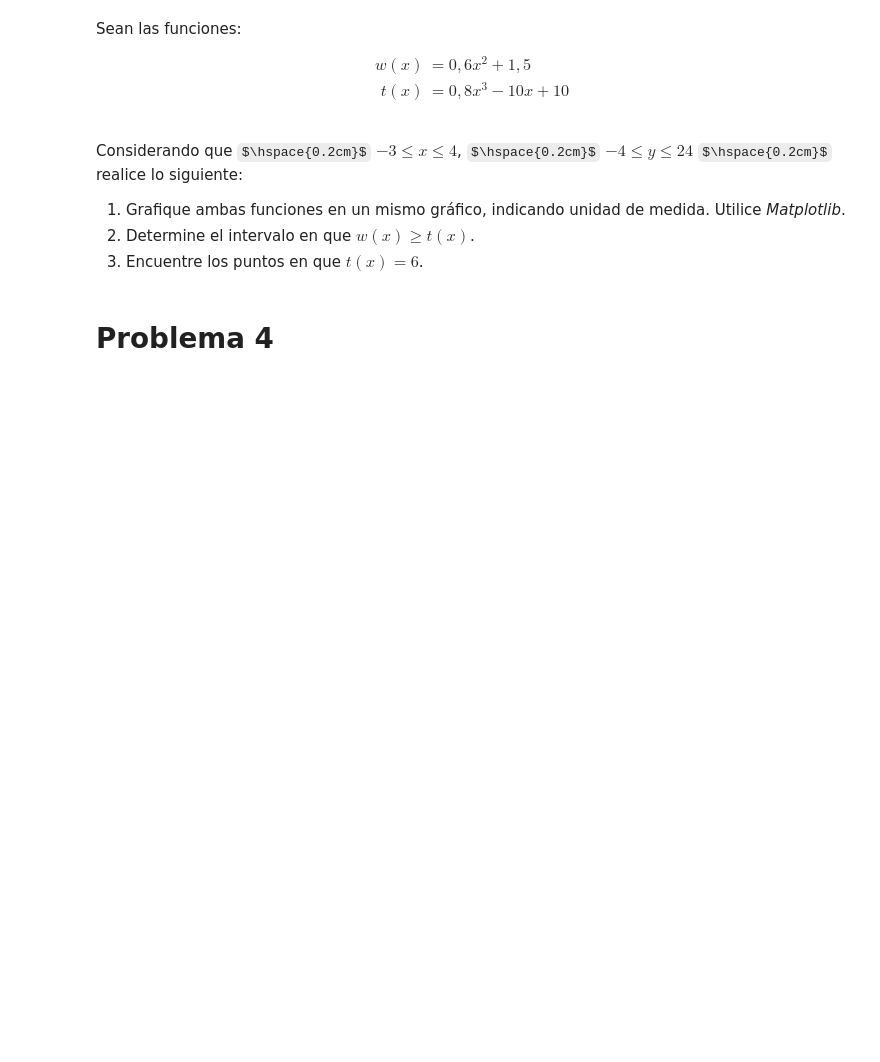
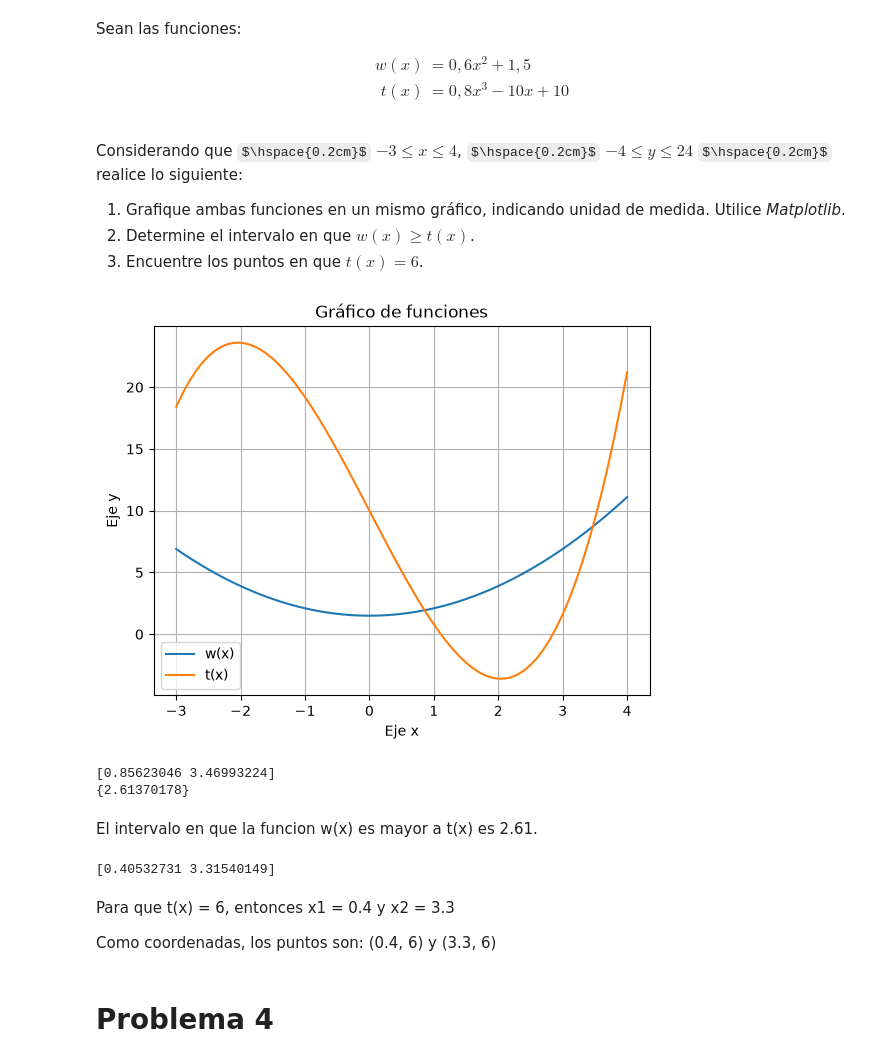
Before and after one commit to mo7cho/jupyterNotebook, a Jupyter notebook: G3_Aplicaciones_de_funciones.ipynb, the cells around one changed output. Drawn from its saved outputs; the diff is of its cells as text; code cells hidden in the pictures; some formulas as TeX source; blank space fills up the shorter version.

```diff
--- a/G3_Aplicaciones_de_funciones.ipynb
+++ b/G3_Aplicaciones_de_funciones.ipynb
@@ -165,6 +186,56 @@ Considerando que $\hspace{0.2cm}$ $-3 \leq x \leq 4$, $\hspace{0.2cm}$ $-4 \leq
 1. Grafique ambas funciones en un mismo gráfico, indicando unidad de medida. Utilice *Matplotlib*.
 2. Determine el intervalo en que $w(x) \geq t(x)$.
 3. Encuentre los puntos en que $t(x) = 6$.
+# %%
+# Respuesta 1)
+def w(x):
+    return 0.6*x**2 + 1.5
+
+def t(x):
+    return 0.8*x**3 - 10*x + 10
+
+x = np.arange(-3, 4.1, 0.1)
+plt.plot(x, w(x), label = 'w(x)')
+plt.plot(x, t(x), label = 't(x)')
+plt.title('Gráfico de funciones')
+plt.ylabel('Eje y')
+plt.xlabel('Eje x')
+plt.legend()
+plt.grid()
+plt.show()
+# %% [output]
+[figure, added]
+# %%
+# Respuesta 2)
+# w(x) = t(x)
+# 0 = w(x) - t(x)
+def inter(x):
+    return w(x) - t(x)
+
+xo = np.linspace(0, 15, 2)
+solucion = fsolve(inter, xo)
+print(f"{solucion}")
+print({3.469932240 - .85623046 })
+# %% [output]
+[0.85623046 3.46993224]
+{2.61370178}
+# %% [markdown]
+El intervalo en que la funcion w(x) es mayor a t(x) es 2.61.
+# %%
+# Respuesta 3)
+
+def t1(x):
+    return t(x) - 6
+
+xo = np.linspace(0, 4, 2)
+solucion = fsolve(t1, xo)
+print(f"{solucion}")
+# %% [output]
+[0.40532731 3.31540149]
+# %% [markdown]
+Para que t(x) = 6, entonces x1 = 0.4 y x2 = 3.3
+
+Como coordenadas, los puntos son: (0.4, 6) y (3.3, 6)
 # %% [markdown]
 # Problema 4
 # %% [markdown]
```
Also changed, not shown: parts of 7 cells of this notebook.
